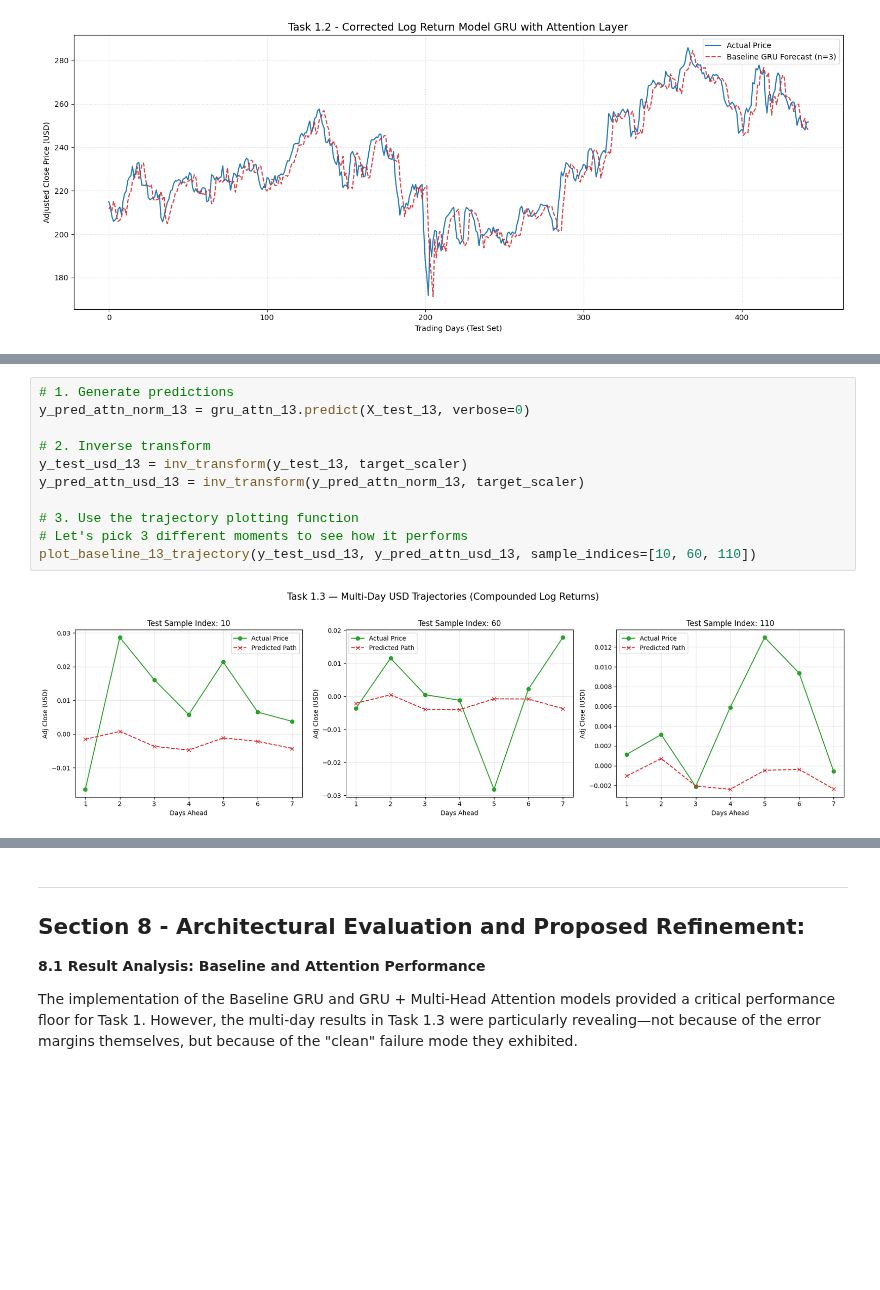
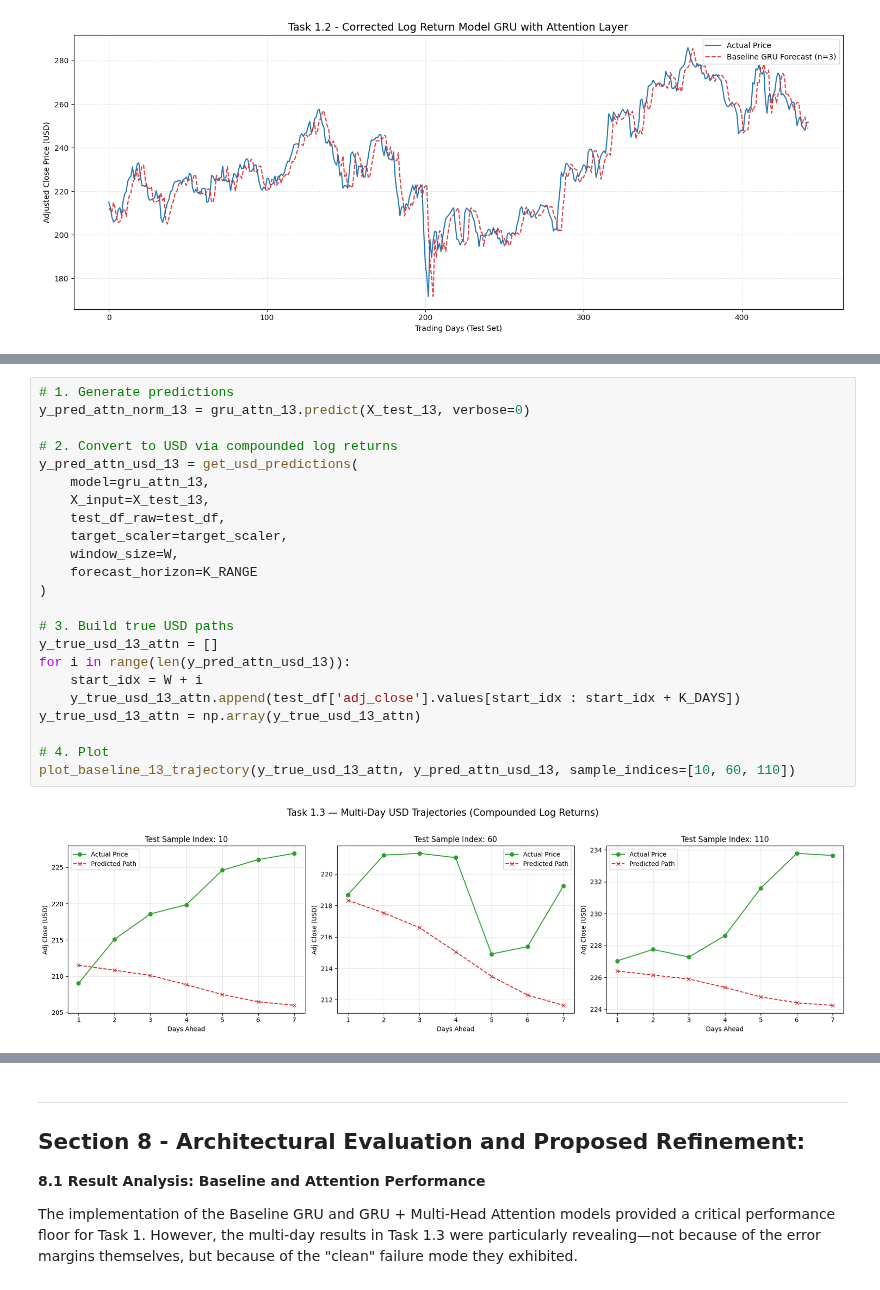
Before and after one commit to amyas-lab/Stock_price_prediction_and_portfolio_optimization_using_machine_learning_and_deep_learning, a Jupyter notebook: notebooks/3-nasdaq-stock-price-prediction.ipynb, the cells around one changed output, grey strips where cells are left out. Saved outputs shown, nothing was run; the diff lists cells and outputs as text; blank space fills up the shorter version.

```diff
--- a/notebooks/3-nasdaq-stock-price-prediction.ipynb
+++ b/notebooks/3-nasdaq-stock-price-prediction.ipynb
@@ -928,13 +1199,25 @@ Stopped at epoch 27 | Best val_loss = 0.395079
 # %%
 # 1. Generate predictions
 y_pred_attn_norm_13 = gru_attn_13.predict(X_test_13, verbose=0)
 
-# 2. Inverse transform
-y_test_usd_13 = inv_transform(y_test_13, target_scaler)
-y_pred_attn_usd_13 = inv_transform(y_pred_attn_norm_13, target_scaler)
+# 2. Convert to USD via compounded log returns
+y_pred_attn_usd_13 = get_usd_predictions(
+    model=gru_attn_13,
+    X_input=X_test_13,
+    test_df_raw=test_df,
+    target_scaler=target_scaler,
+    window_size=W,
+    forecast_horizon=K_RANGE
+)
 
-# 3. Use the trajectory plotting function
-# Let's pick 3 different moments to see how it performs
-plot_baseline_13_trajectory(y_test_usd_13, y_pred_attn_usd_13, sample_indices=[10, 60, 110])
+# 3. Build true USD paths
+y_true_usd_13_attn = []
+for i in range(len(y_pred_attn_usd_13)):
+    start_idx = W + i
+    y_true_usd_13_attn.append(test_df['adj_close'].values[start_idx : start_idx + K_DAYS])
+y_true_usd_13_attn = np.array(y_true_usd_13_attn)
+
+# 4. Plot
+plot_baseline_13_trajectory(y_true_usd_13_attn, y_pred_attn_usd_13, sample_indices=[10, 60, 110])
 # %% [output]
-[figure, old version]
+[figure, new version]
```
Also changed, not shown: parts of 32 cells of this notebook, 8 other files.
